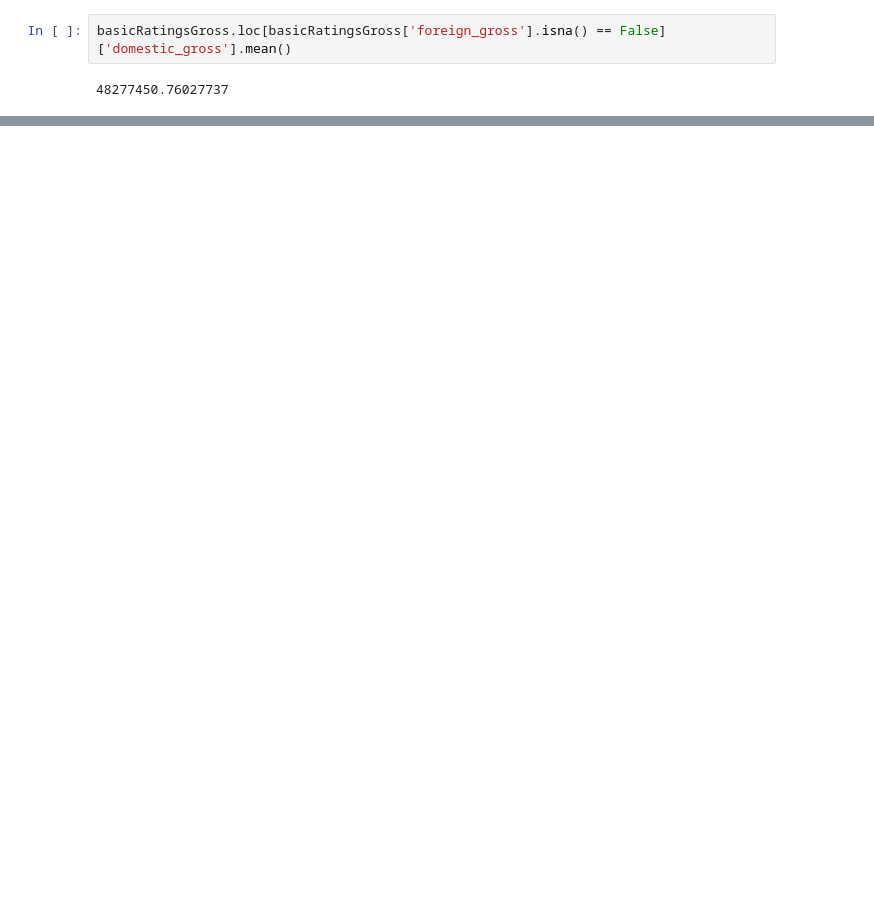
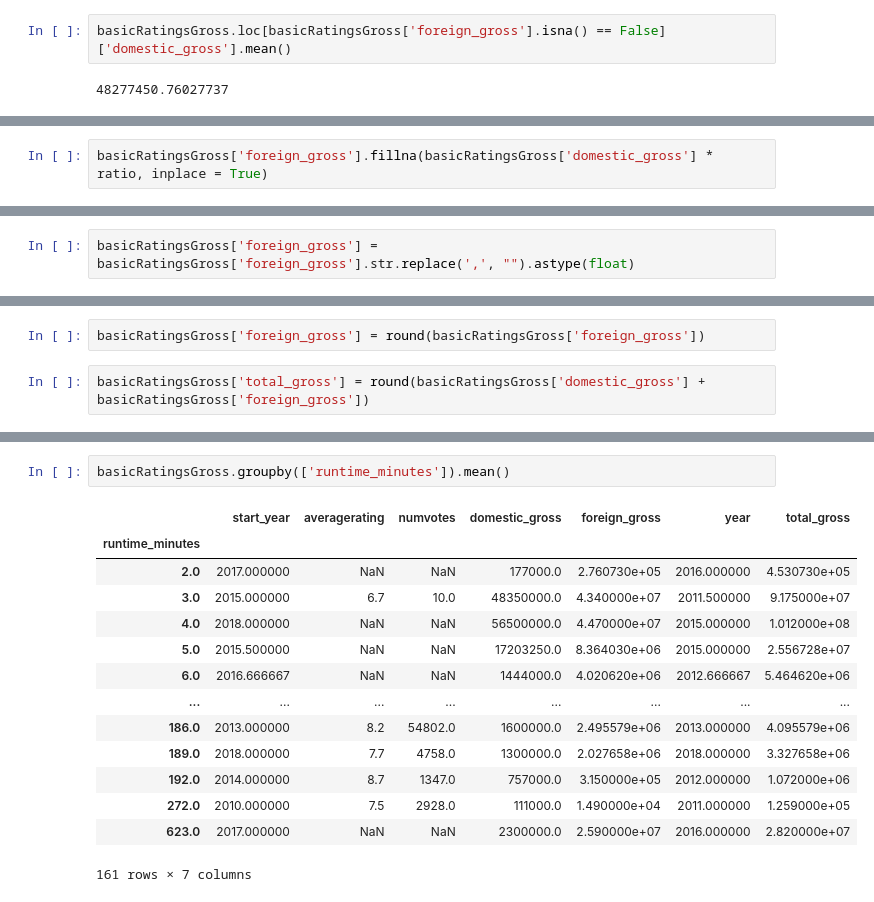
Before and after one commit to eldrickie/Film_Success_Factors, a Jupyter notebook: basics_gross_ratings.ipynb, the cells around one changed output, grey strips where cells are left out. Saved outputs shown, nothing was run; the diff lists cells and outputs as text; blank space fills up the shorter version.

```diff
--- a/basics_gross_ratings.ipynb
+++ b/basics_gross_ratings.ipynb
@@ -538,0 +489,2 @@ TypeError: missing a required argument: 'y'
+# %%
+basicRatingsGross['foreign_gross'].fillna(basicRatingsGross['domestic_gross'] * ratio, inplace = True)
@@ -538,0 +527,2 @@ TypeError: missing a required argument: 'y'
+# %%
+basicRatingsGross['foreign_gross'] = basicRatingsGross['foreign_gross'].str.replace(',', "").astype(float)
@@ -538,0 +549,4 @@ TypeError: missing a required argument: 'y'
+# %%
+basicRatingsGross['foreign_gross'] = round(basicRatingsGross['foreign_gross'])
+# %%
+basicRatingsGross['total_gross'] = round(basicRatingsGross['domestic_gross'] + basicRatingsGross['foreign_gross'])
@@ -538,0 +569,17 @@ TypeError: missing a required argument: 'y'
+# %%
+basicRatingsGross.groupby(['runtime_minutes']).mean()
+# %% [output]
+|  | start_year | averagerating | numvotes | domestic_gross | foreign_gross | year | total_gross |
+| runtime_minutes |  |  |  |  |  |  |  |
+| 2.0 | 2017.000000 | NaN | NaN | 177000.0 | 2.760730e+05 | 2016.000000 | 4.530730e+05 |
+| 3.0 | 2015.000000 | 6.7 | 10.0 | 48350000.0 | 4.340000e+07 | 2011.500000 | 9.175000e+07 |
+| 4.0 | 2018.000000 | NaN | NaN | 56500000.0 | 4.470000e+07 | 2015.000000 | 1.012000e+08 |
+| 5.0 | 2015.500000 | NaN | NaN | 17203250.0 | 8.364030e+06 | 2015.000000 | 2.556728e+07 |
+| 6.0 | 2016.666667 | NaN | NaN | 1444000.0 | 4.020620e+06 | 2012.666667 | 5.464620e+06 |
+| ... | ... | ... | ... | ... | ... | ... | ... |
+| 186.0 | 2013.000000 | 8.2 | 54802.0 | 1600000.0 | 2.495579e+06 | 2013.000000 | 4.095579e+06 |
+| 189.0 | 2018.000000 | 7.7 | 4758.0 | 1300000.0 | 2.027658e+06 | 2018.000000 | 3.327658e+06 |
+| 192.0 | 2014.000000 | 8.7 | 1347.0 | 757000.0 | 3.150000e+05 | 2012.000000 | 1.072000e+06 |
+| 272.0 | 2010.000000 | 7.5 | 2928.0 | 111000.0 | 1.490000e+04 | 2011.000000 | 1.259000e+05 |
+| 623.0 | 2017.000000 | NaN | NaN | 2300000.0 | 2.590000e+07 | 2016.000000 | 2.820000e+07 |
+161 rows × 7 columns
```
Also changed, not shown: parts of 23 cells of this notebook, 1 other file.
